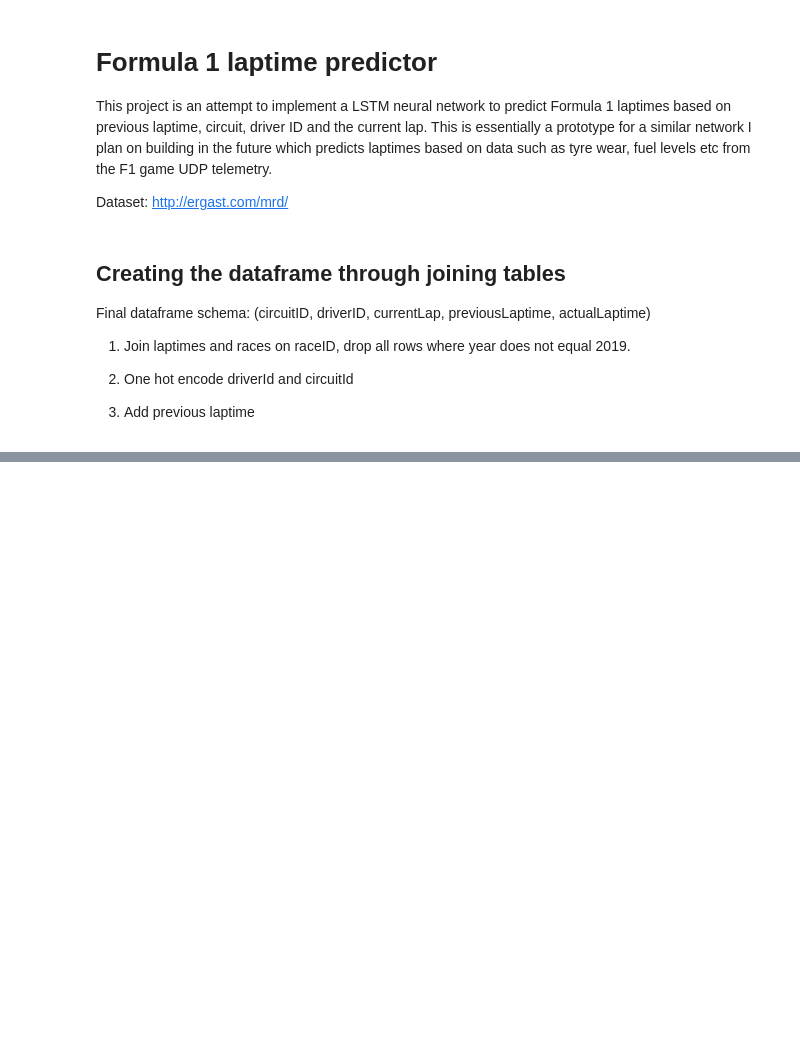
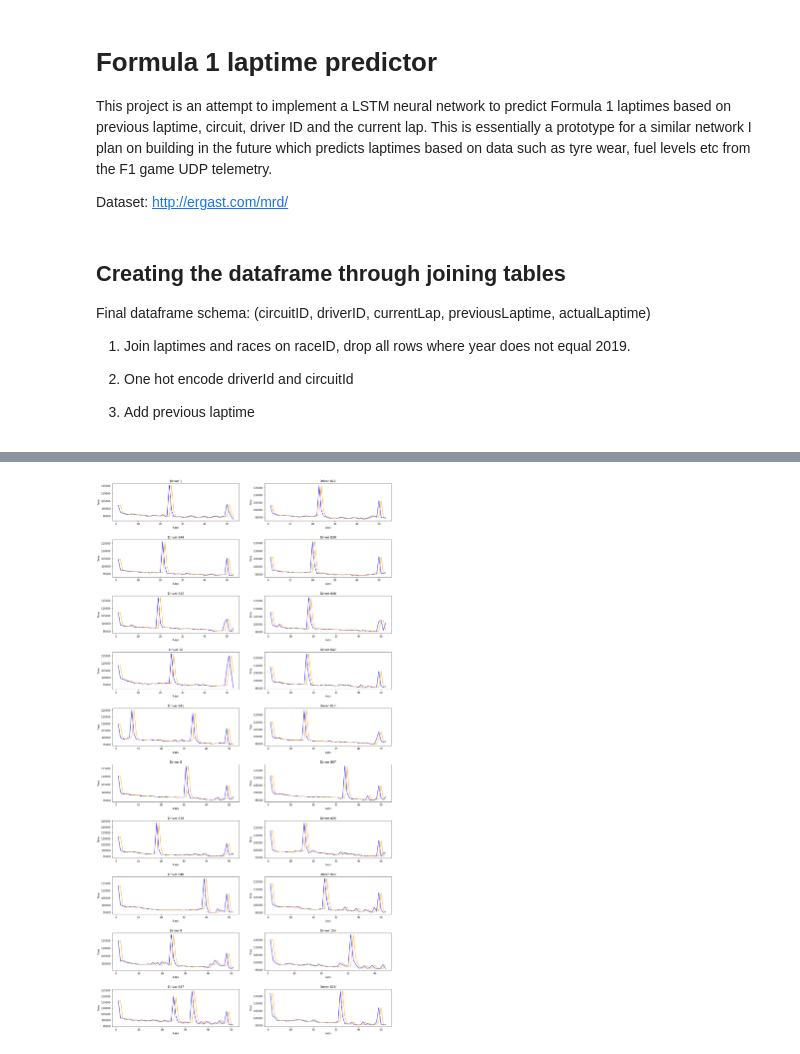
Before and after one commit to AKShaw/F1-laptime-predictor, a Jupyter notebook: F1 Laptime Predictor.ipynb, the cells around one changed output, grey strips where cells are left out. Drawn from its saved outputs; the diff is of its cells as text; code cells hidden in the pictures; blank space fills up the shorter version.

```diff
--- a/F1 Laptime Predictor.ipynb
+++ b/F1 Laptime Predictor.ipynb
@@ -43,0 +68,19 @@ laptimes_2019
+# %%
+france_2019 = laptimes_2019.loc[laptimes_2019["circuitId"] == 34]
+drivers = france_2019["driverId"].unique()
+circuits = france_2019["circuitId"].unique()
+
+fig, ax = plt.subplots(nrows = 10, ncols = 2, figsize=(20, 40))
+ax = ax.flatten()
+fig.subplots_adjust(hspace=0.5)
+
+for i in range(0, drivers.size):
+    driver_id = france_2019["driverId"].unique()[i]
+    drivers_times = france_2019.loc[france_2019["driverId"]==driver_id]
+    ax[i].plot(drivers_times["lap"], drivers_times["milliseconds"], color="blue")
+    ax[i].plot(drivers_times["lap"], drivers_times["lastLap"], color="orange")
+    ax[i].set_xlabel("Laps")
+    ax[i].set_ylabel("Time")
+    ax[i].set_title("Driver %d" % driver_id)
+# %% [output]
+[figure, added]
```
Also changed, not shown: parts of 2 cells of this notebook.
